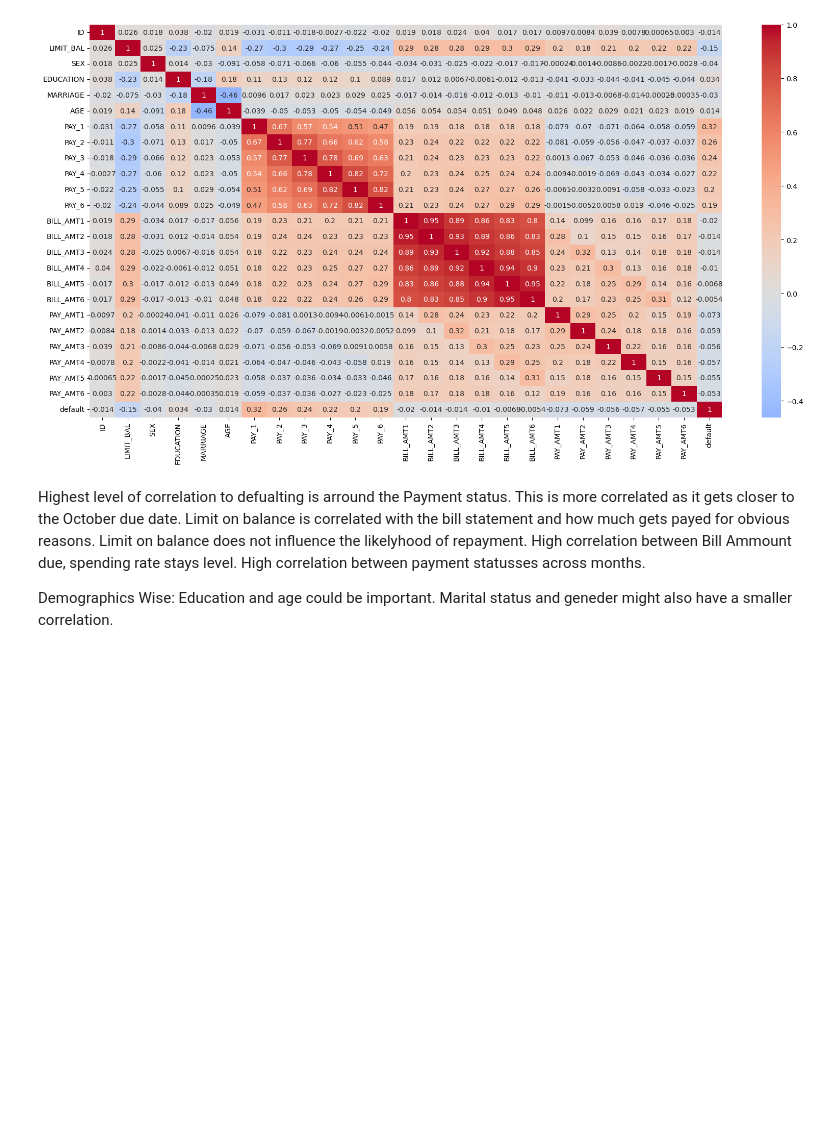
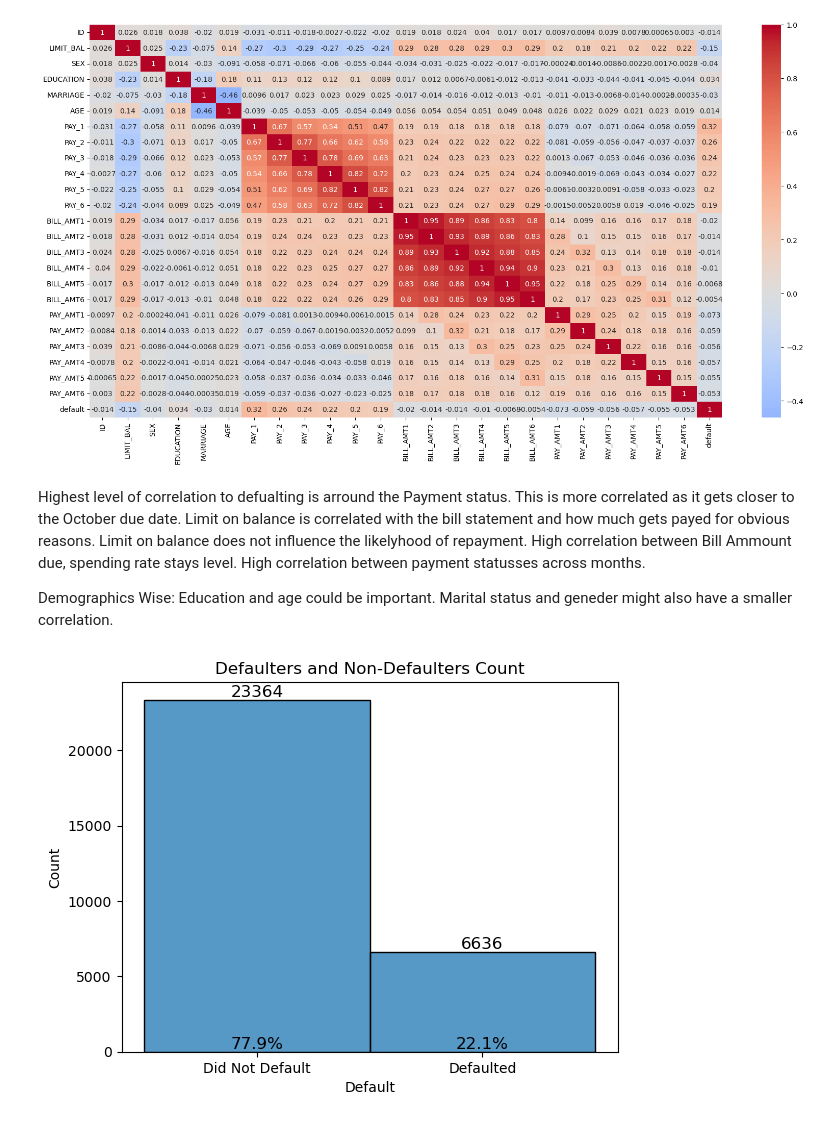
Before and after one commit to Man-C7/default-data-analysis, a Jupyter notebook: Defaults_Cleaned_EDA.ipynb, the cells around one changed output. Drawn from its saved outputs; the diff is of its cells as text; code cells hidden in the pictures; blank space fills up the shorter version.

```diff
--- a/Defaults_Cleaned_EDA.ipynb
+++ b/Defaults_Cleaned_EDA.ipynb
@@ -152,0 +155,13 @@ Education and age could be important. Marital status and geneder might also have
+# %%
+ax = sns.histplot(df['default'], bins=2, discrete=True)
+plt.title("Defaulters and Non-Defaulters Count")
+plt.xlabel("Default")
+plt.ylabel("Count")
+plt.xticks([0, 1], ['Did Not Default', 'Defaulted'])
+for p in ax.patches:
+    ax.annotate(str(p.get_height()),(p.get_x() + p.get_width() / 2., p.get_height()), ha='center', va='bottom', fontsize=12)
+for p in ax.patches:
+    percentage = '{:.1f}%'.format(100 * p.get_height() / len(df))
+    ax.annotate(percentage, (p.get_x() + p.get_width() / 2., 0), ha='center', va='bottom', fontsize=12)
+# %% [output]
+[figure, added]
```
Also changed, not shown: parts of 5 cells of this notebook, 2 other files.
